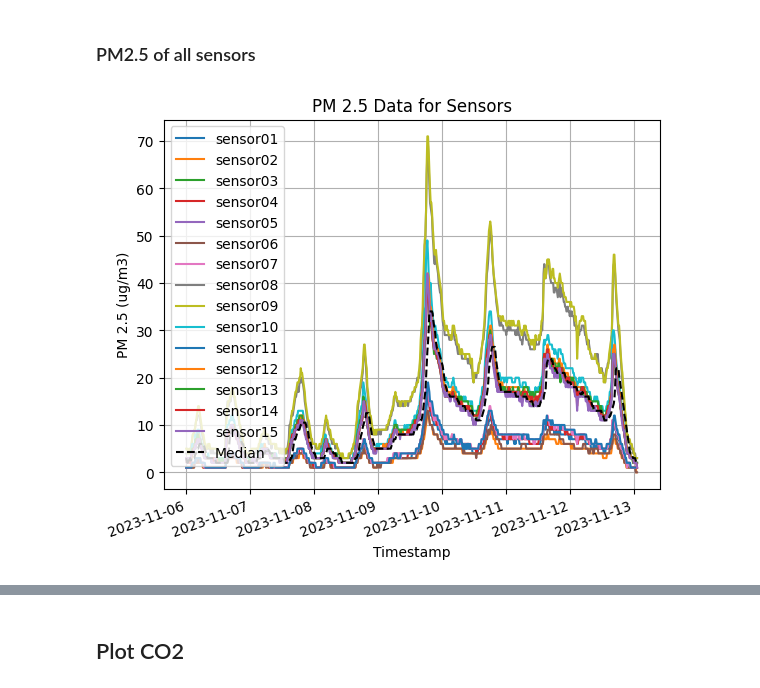
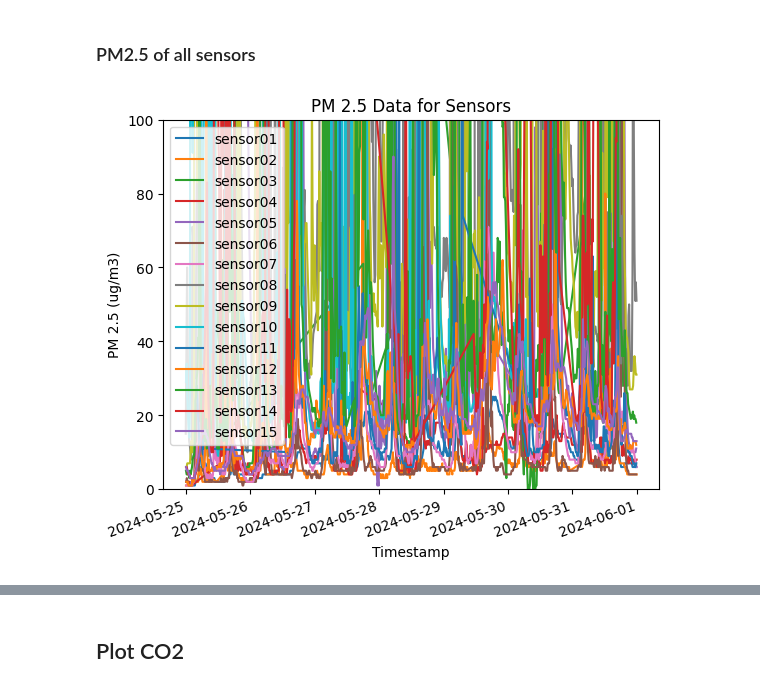
Before and after one commit to katherinetian540/Kenya-Indoor-Sensors, a Jupyter notebook: visualization.ipynb, the cells around one changed output, grey strips where cells are left out. Drawn from its saved outputs; the diff is of its cells as text; code cells hidden in the pictures.

Commit message:
update images

```diff
--- a/visualization.ipynb
+++ b/visualization.ipynb
@@ -9,7 +9,7 @@ import os
 def read_sensor_data(file_prefix, num_sensors=15):
     sensor_dataframes = []
     for i in range(1, num_sensors + 1):
-        filename = f'data/{file_prefix}{i:02d}.csv'
+        filename = f'data/May25-May31/{file_prefix}{i:02d}.csv'
         sensor_df = pd.read_csv(filename)
         sensor_dataframes.append(sensor_df)
     return sensor_dataframes
@@ -37,3 +37,31 @@ def clean_sensor_dataframes(sensor_dataframes):
         cleaned_dataframes.append(sensor_df)
     return cleaned_dataframes
 cleaned_sensor_dataframes = clean_sensor_dataframes(sensor_dataframes)
+# %%
+# Sensor names for mapping
+sensor_names = ['sensor01', 'sensor02', 'sensor03', 'sensor04', 'sensor05',
+                'sensor06', 'sensor07', 'sensor08', 'sensor09', 'sensor10',
+                'sensor11', 'sensor12', 'sensor13', 'sensor14', 'sensor15']
+
+def clean_sensor_dataframes(sensor_dataframes):
+    numeric_columns = ['PM 1.0', 'PM 2.5', 'PM 4.0', 'PM 10',
+                       'NC 0.5', 'NC 1.0', 'NC 2.5', 'NC 10',
+                       'CO2', 'Barometric Pressure', 'VOC tVOC measurement',
+                       'VOC Ethanol', 'Temperature', 'Relative Humidity']
+    cleaned_dataframes = []
+    for sensor_df, sensor_name in zip(sensor_dataframes, sensor_names):
+        # Assign sensor name to each dataframe
+        sensor_df['Sensor'] = sensor_name
+        # Remove header (if applicable)
+        sensor_df = sensor_df.iloc[1:]
+        # Sort by 'Timestamp'
+        sensor_df = sensor_df.sort_values(by=['Timestamp']).reset_index(drop=True)
+        # Change 'Timestamp' to date format
+        sensor_df['Timestamp'] = pd.to_datetime(sensor_df['Timestamp'])
+        # Convert specified columns to numeric
+        sensor_df[numeric_columns] = sensor_df[numeric_columns].apply(pd.to_numeric, errors='coerce')
+        # Append the cleaned DataFrame to the list
+        cleaned_dataframes.append(sensor_df)
+    return cleaned_dataframes
+
+cleaned_sensor_dataframes = clean_sensor_dataframes(sensor_dataframes)
@@ -42,21 +82,20 @@ cleaned_sensor_dataframes = clean_sensor_dataframes(sensor_dataframes)
 # %% [markdown]
 ### PM2.5 of all sensors
 # %%
-sensor_names = ['sensor01', 'sensor02', 'sensor03', 'sensor04', 'sensor05',
-                'sensor06', 'sensor07', 'sensor08', 'sensor09', 'sensor10',
-                'sensor11', 'sensor12', 'sensor13', 'sensor14', 'sensor15']
-window_size = 10
+# window_size = 10
 # Calculate the rolling median
-rolling_median_pm= pd.concat([sensor_df['PM 2.5'].rolling(window=window_size, min_periods=1).median() for sensor_df in cleaned_sensor_dataframes], axis=1)
+# rolling_median_pm= pd.concat([sensor_df['PM 2.5'].rolling(window=window_size, min_periods=1).median() for sensor_df in cleaned_sensor_dataframes], axis=1)
 for sensor_df, sensor_name in zip(cleaned_sensor_dataframes, sensor_names):
     plt.plot(sensor_df['Timestamp'], sensor_df['PM 2.5'], label=sensor_name)
-plt.plot(cleaned_sensor_dataframes[4]['Timestamp'], rolling_median_pm.median(axis=1), color='black', linestyle='dashed', label='Median')
+# plt.plot(cleaned_sensor_dataframes[5]['Timestamp'], rolling_median_pm.median(axis=1), color='black', linestyle='dashed', label='Median')
 plt.xlabel('Timestamp')
 plt.ylabel('PM 2.5 (ug/m3)')
 plt.title('PM 2.5 Data for Sensors')
 plt.legend()
 plt.xticks(rotation=20, ha='right')
-plt.grid(True)
+# Set the y-axis limit to 100
+plt.ylim(0, 100)
+# Show the plot
 plt.show()
 # %% [output]
-[figure, old version]
+[figure, new version]
```
Also changed, not shown: parts of 3 cells of this notebook, 30 other files.
